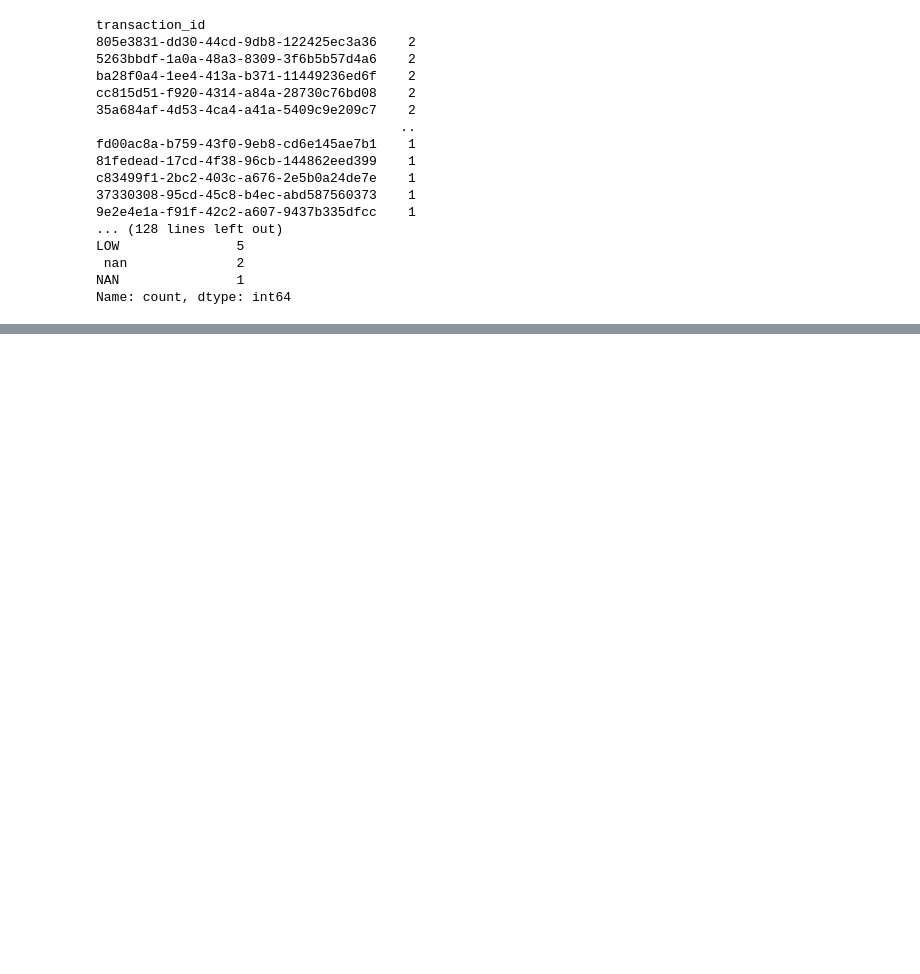
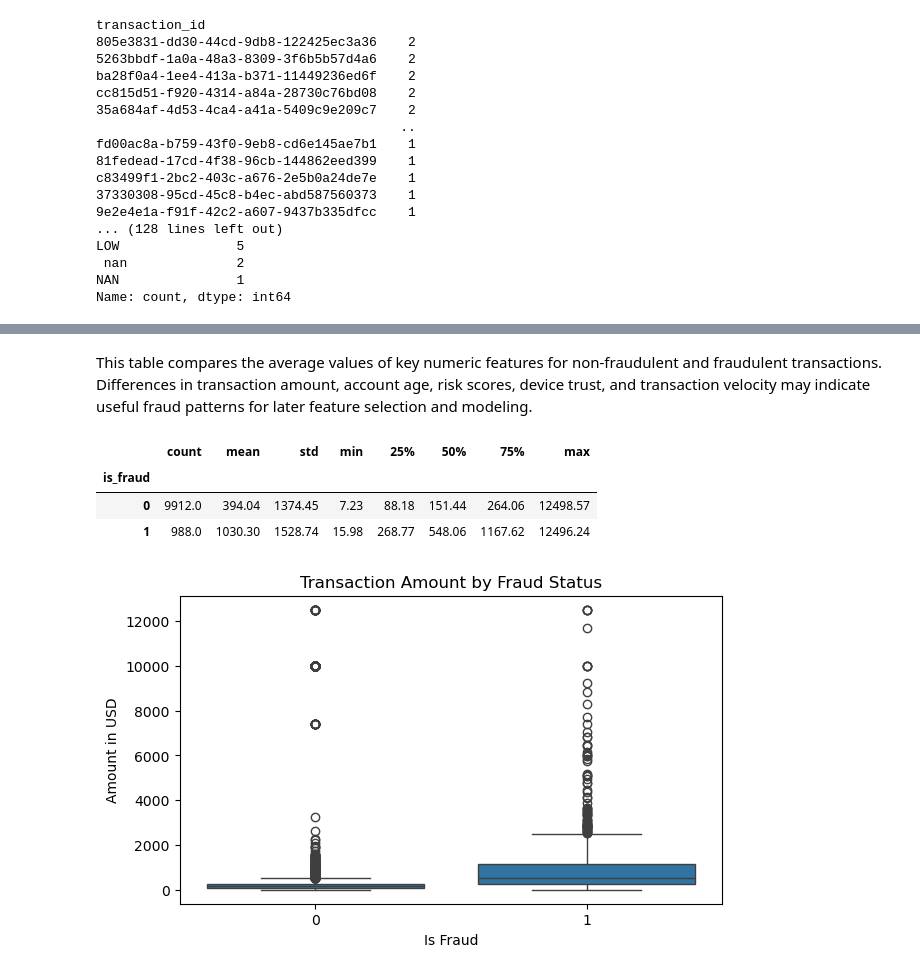
Before and after one commit to Khanky1996/Novapay-fraudlent, a Jupyter notebook: Novapay-fraudlent/notebook/EDA.ipynb, the cells around one changed output, grey strips where cells are left out. Drawn from its saved outputs; the diff is of its cells as text; code cells hidden in the pictures; blank space fills up the shorter version.

```diff
--- a/Novapay-fraudlent/notebook/EDA.ipynb
+++ b/Novapay-fraudlent/notebook/EDA.ipynb
@@ -529,0 +700,20 @@ Name: count, dtype: int64
+# %% [markdown]
+This table compares the average values of key numeric features for non-fraudulent and fraudulent transactions. Differences in transaction amount, account age, risk scores, device trust, and transaction velocity may indicate useful fraud patterns for later feature selection and modeling.
+# %%
+# Summary statistics for transaction amount by fraud status
+data_clean.groupby('is_fraud')['amount_usd'].describe().round(2)
+# %% [output]
+|  | count | mean | std | min | 25% | 50% | 75% | max |
+| is_fraud |  |  |  |  |  |  |  |  |
+| 0 | 9912.0 | 394.04 | 1374.45 | 7.23 | 88.18 | 151.44 | 264.06 | 12498.57 |
+| 1 | 988.0 | 1030.30 | 1528.74 | 15.98 | 268.77 | 548.06 | 1167.62 | 12496.24 |
+# %%
+# Boxplot of transaction amount by fraud status
+plt.figure(figsize=(7, 4))
+sns.boxplot(data=data_clean, x='is_fraud', y='amount_usd')
+plt.title('Transaction Amount by Fraud Status')
+plt.xlabel('Is Fraud')
+plt.ylabel('Amount in USD')
+plt.show()
+# %% [output]
+[figure, added]
```
Also changed, not shown: parts of 152 cells of this notebook, 1 other file.
